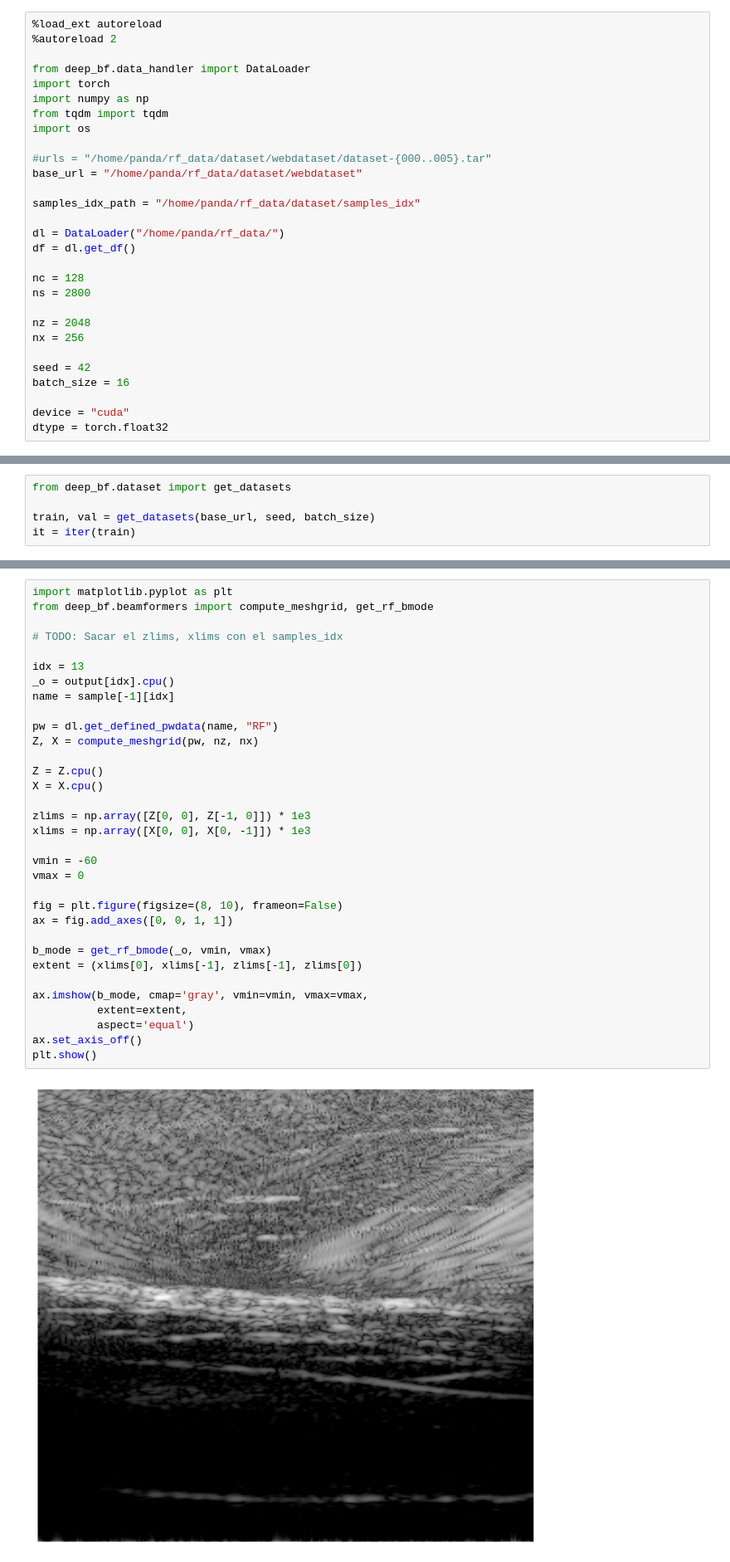
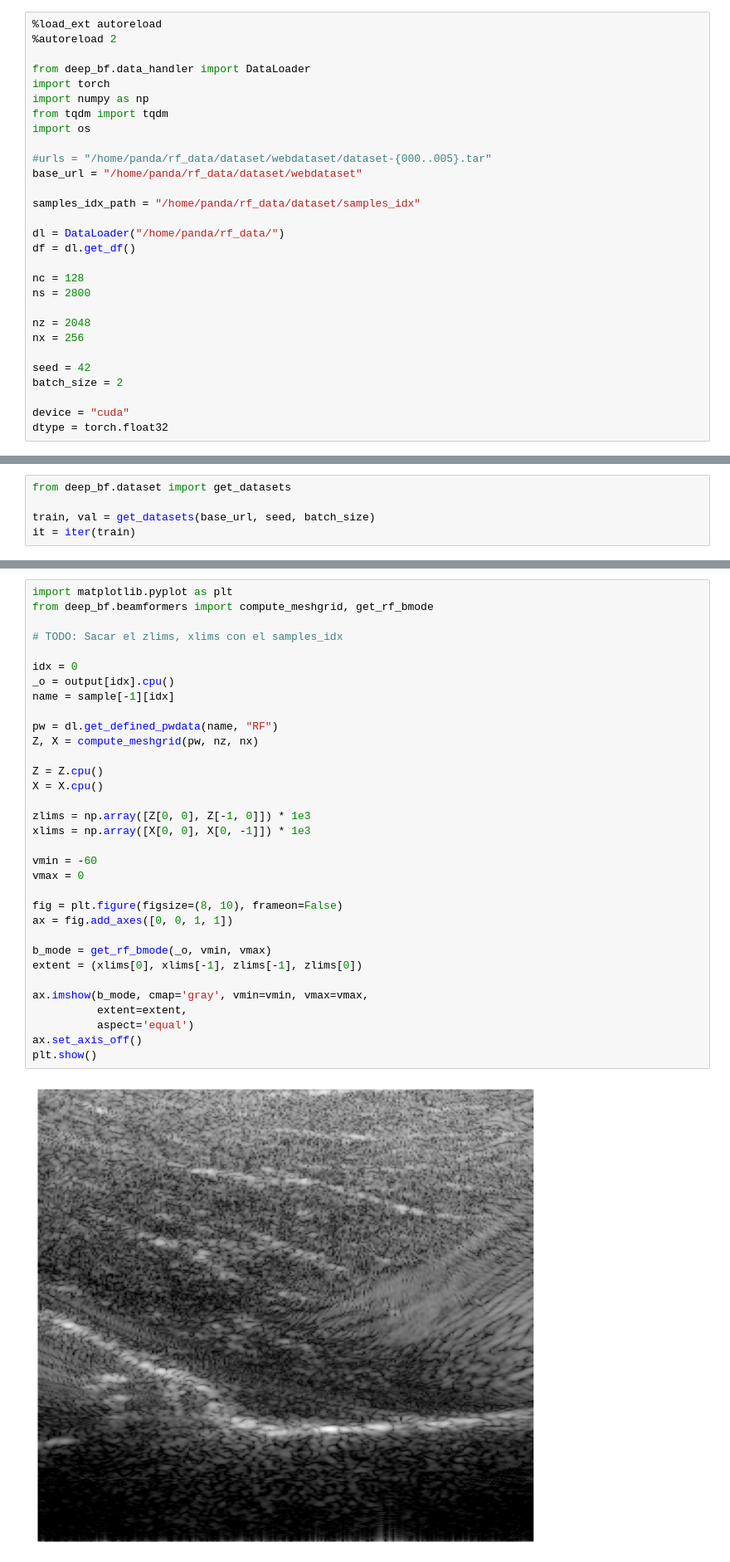
Before and after one commit to Tio-Panda/deep_bf, a Jupyter notebook: train.ipynb, the cells around one changed output, grey strips where cells are left out. Shown at 83% size. Drawn from its saved outputs; the diff is of its cells as text.

```diff
--- a/train.ipynb
+++ b/train.ipynb
@@ -23,7 +23,7 @@ nz = 2048
 nx = 256
 
 seed = 42
-batch_size = 16
+batch_size = 2
 
 device = "cuda"
 dtype = torch.float32
@@ -60,32 +68,32 @@ from deep_bf.beamformers import compute_meshgrid, get_rf_bmode
 
 # TODO: Sacar el zlims, xlims con el samples_idx
 
-idx = 13
+idx = 0
 _o = output[idx].cpu()
 name = sample[-1][idx]
 
 pw = dl.get_defined_pwdata(name, "RF")
 Z, X = compute_meshgrid(pw, nz, nx)
 
 Z = Z.cpu()
 X = X.cpu()
 
 zlims = np.array([Z[0, 0], Z[-1, 0]]) * 1e3
 xlims = np.array([X[0, 0], X[0, -1]]) * 1e3
 
 vmin = -60
 vmax = 0
 
 fig = plt.figure(figsize=(8, 10), frameon=False)
 ax = fig.add_axes([0, 0, 1, 1])
 
 b_mode = get_rf_bmode(_o, vmin, vmax)
 extent = (xlims[0], xlims[-1], zlims[-1], zlims[0])
 
 ax.imshow(b_mode, cmap='gray', vmin=vmin, vmax=vmax,
           extent=extent,
           aspect='equal')
 ax.set_axis_off()
 plt.show()
 # %% [output]
-[figure, old version]
+[figure, new version]
```
Also changed, not shown: parts of 3 cells of this notebook, 4 other files.
